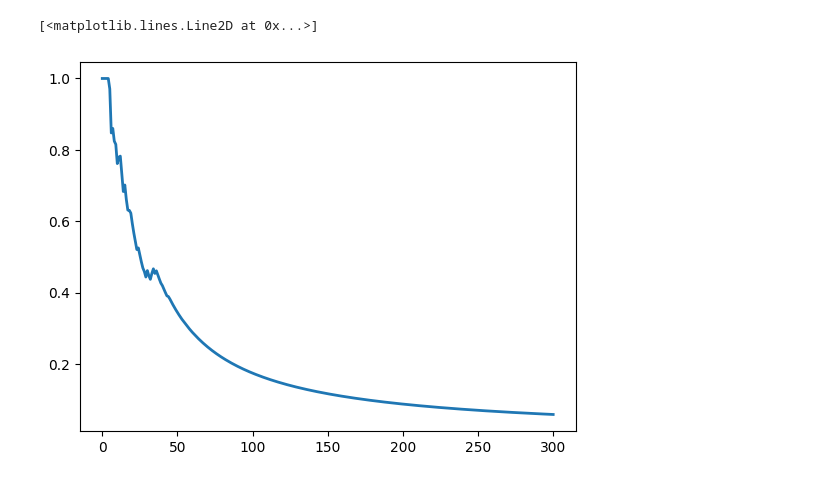
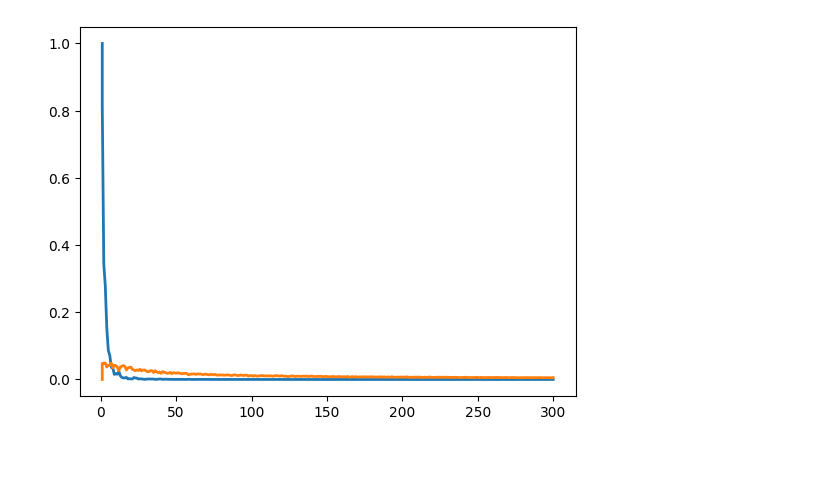
Before and after one commit to frankdede/ECE603-GP-learning-curve, a Jupyter notebook: learning_curve.ipynb, the cells around one changed output. Cells and saved outputs as stored; diff of their text form; code cells hidden in the pictures.

```diff
--- a/learning_curve.ipynb
+++ b/learning_curve.ipynb
@@ -26,0 +26,5 @@ def RBF(a, b, l=0.3, sigma=1.0):
+# %%
+def hard_sin(x):
+    return np.sin(x)
+
+hard_sin_f = np.vectorize(hard_sin)
@@ -27,3 +46,18 @@ def RBF(a, b, l=0.3, sigma=1.0):
+# %%
+def lc(X, Xtest, k, variance=0.09, noise=1e-6):
+    K = k(X, X)
+    lambdas, _ = np.linalg.eigh(K)
+
+    sorted_indices = np.argsort(lambdas)[::-1]
+    lambdas = lambdas[sorted_indices]
+
+    I = np.eye(K.shape[0])
+    K = lambdas * I
+
+    K_inv = np.linalg.solve(K + noise * I, I)
+    uc_n = np.trace(np.linalg.solve(K_inv + (len(X) /variance) * I, I)) # equation 2.8
+
+    return uc_n
 # %%
 n_train = 30
 n_test = 100
@@ -61,27 +92,46 @@ plt.show()
 # %%
 n_max = 300
 dim = 1
 
 np.random.seed(123)
 
 X = np.empty((0, dim))
 y = np.empty((0, dim))
 
-n_arr = np.array(range(n_max + 1))
-sim_vars = np.empty((0, 1))
+n_arr = np.array(range(0, n_max + 1))
+n_arr[0] = 1
 
-for n in range(n_max + 1):
-    Xtest = np.random.uniform(-5, 5, size=(1, dim))
-    means,vs, _ = gp(X, y, RBF, Xtest)
+ge = np.empty((0, 1))
+uc_arr = np.empty((0, 1))
+lc_arr = np.empty((0, 1))
 
-    sim_vars = np.vstack((sim_vars, vs))
-    X = np.vstack((X, Xtest))
-    ytest = f(Xtest)
-    y = np.vstack((y, ytest))
 
-sim_vars = np.cumsum(sim_vars) / (np.arange(0, n_max +1) + 1)
-print()
-plt.plot(n_arr, sim_vars, linewidth=2)
+for n in range(0, n_max + 1):
+    X = np.random.normal(0, 1, size=(n, dim))
+    if n == 0:
+        y = np.empty((0, 1))
+    else:
+        y = hard_sin_f(X)
+
+    Xtest = np.random.normal(0, 1, size=(100, dim))
+    ytest = hard_sin_f(Xtest)
+    mean,vs, _ = gp(X, y, RBF, Xtest)
+
+    uc_n = uc(X, Xtest, RBF)
+    lc_n = lc(X, Xtest, RBF)
+
+    ge = np.vstack((ge, np.sum(vs)/len(Xtest))) # equation 1.3
+
+    uc_arr = np.vstack((uc_arr, [[uc_n]]))
+    lc_arr = np.vstack((lc_arr, [[lc_n]]))
+
+
+x_size = np.array(range(0, n_max + 1))
+x_size[0] = 1
+plt.plot(n_arr, ge.flatten() / x_size, linewidth=2)
+plt.plot(n_arr, uc_arr, linewidth=2)
+# plt.plot(n_arr, lc_arr, linewidth=2)
+
+plt.show()
 # %% [output]
-[<matplotlib.lines.Line2D at 0x...>]
-[figure, old version]
+[figure, new version]
```
Also changed, not shown: parts of 6 cells of this notebook.
